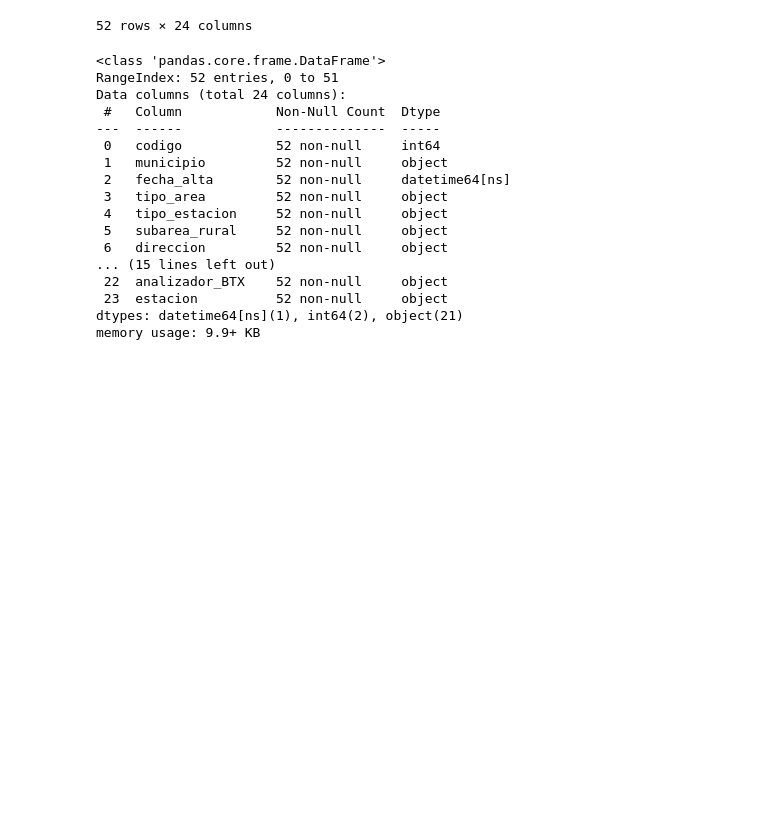
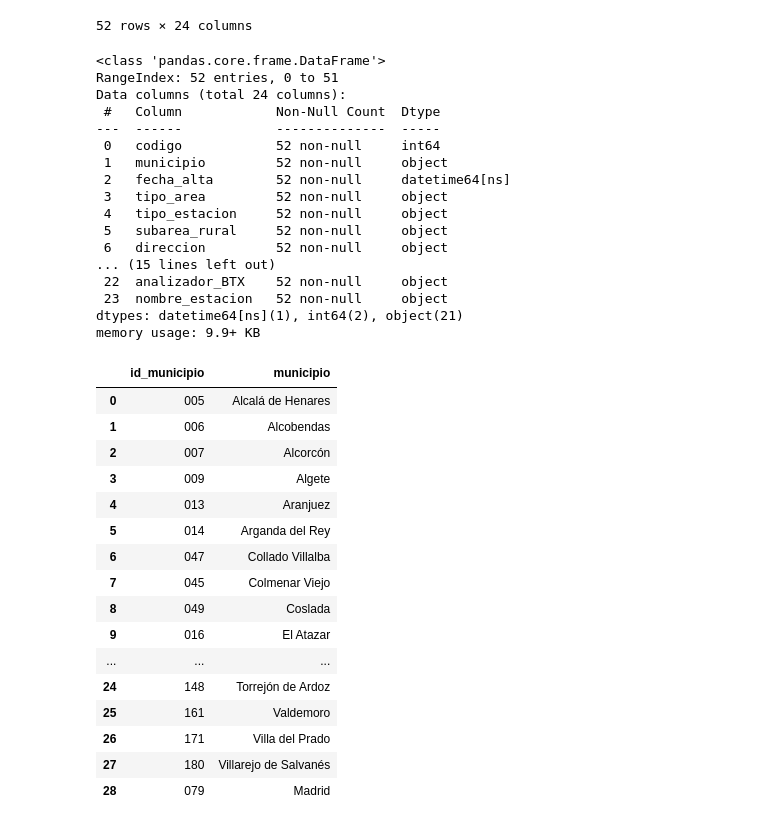
Before and after one commit to MartaM1206/proyecto_final, a Jupyter notebook: notebooks_pruebas/prueba_transformar.ipynb, the cells around one changed output. Saved outputs shown, nothing was run; the diff lists cells and outputs as text; code cells hidden in the pictures; blank space fills up the shorter version.

Commit message:
tablas nuevas y bbdd

```diff
--- a/notebooks_pruebas/prueba_transformar.ipynb
+++ b/notebooks_pruebas/prueba_transformar.ipynb
@@ -804,7 +804,7 @@ array(['No', 'Si'], dtype=object)
 # %%
 
 # por dar la misma estructura que estaciones_madrid, duplicamos la columna "municipio" como "estacion"
-estaciones_cmadrid["estacion"] = estaciones_cmadrid["municipio"]
+estaciones_cmadrid["nombre_estacion"] = estaciones_cmadrid["municipio"]
 estaciones_cmadrid
 # %% [output]
 |  | codigo | zona_calidad_aire_descripcion | municipio | fecha_alta | tipo_area | tipo_estacion | subarea_rural | ... |
@@ -1002,8 +1002,8 @@ columnas_cambio = ['CODIGO', 'ESTACION', 'DIRECCION', 'LONGITUD_ETRS89', 'LATITU
 
 estaciones_madrid= estaciones_madrid.rename(columns ={col: col.lower().replace(" ", "_") for col in columnas_cambio})
 # %%
-# renombramos las columnas de latitud y longitud para que se llamen igual en los dos df
-estaciones_madrid = estaciones_madrid.rename(columns={'longitud_etrs89':'coord_longitud','latitud_etrs89':'coord_latitud'})
+# renombramos columnas
+estaciones_madrid = estaciones_madrid.rename(columns={'longitud_etrs89':'coord_longitud','latitud_etrs89':'coord_latitud', "estacion": "nombre_estacion"})
 # %%
 estaciones_madrid.columns
 # %% [output]
@@ -1118,7 +1118,7 @@ Data columns (total 24 columns):
  6   direccion         52 non-null     object
 ... (15 lines left out)
  22  analizador_BTX    52 non-null     object
- 23  estacion          52 non-null     object
+ 23  nombre_estacion   52 non-null     object
 dtypes: datetime64[ns](1), int64(2), object(21)
 memory usage: 9.9+ KB
 # %%
@@ -1125 +1126,31 @@ memory usage: 9.9+ KB
 df_estaciones[["analizador_NO", "analizador_PM1", "analizador_O3Q", "analizador_HCT", "analizador_HNM"]] = df_estaciones[["analizador_NO", "analizador_PM1", "analizador_O3Q", "analizador_HCT", "analizador_HNM"]] .fillna("No")
+# %%
+# extraemos uns tabla de municipios a partir de la tabla de estaciones
+# creamos una columna nueva con el código del municipio a partir del código de estación
+df_estaciones = df_estaciones.rename(columns={"codigo":"id_estacion"})
+df_estaciones["id_estacion"] = df_estaciones["id_estacion"].astype(str)
+df_estaciones["id_municipio"] = df_estaciones["id_estacion"].str[2:5]
+
+# Obtener valores únicos
+df_municipios = df_estaciones[["id_municipio", "municipio"]].drop_duplicates()
+
+# Mostrar el resultado
+df_municipios
+# %% [output]
+|  | id_municipio | municipio |
+| 0 | 005 | Alcalá de Henares |
+| 1 | 006 | Alcobendas |
+| 2 | 007 | Alcorcón |
+| 3 | 009 | Algete |
+| 4 | 013 | Aranjuez |
+| 5 | 014 | Arganda del Rey |
+| 6 | 047 | Collado Villalba |
+| 7 | 045 | Colmenar Viejo |
+| 8 | 049 | Coslada |
+| 9 | 016 | El Atazar |
+| ... | ... | ... |
+| 24 | 148 | Torrejón de Ardoz |
+| 25 | 161 | Valdemoro |
+| 26 | 171 | Villa del Prado |
+| 27 | 180 | Villarejo de Salvanés |
+| 28 | 079 | Madrid |
```
Also changed, not shown: parts of 8 cells of this notebook, 1 other file.
